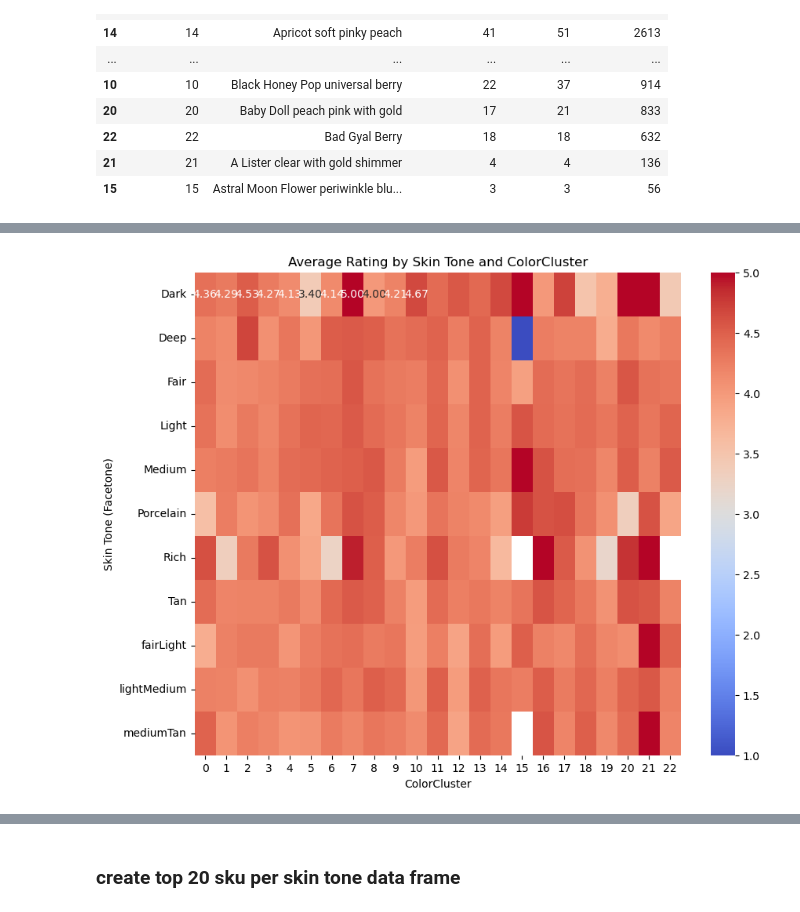
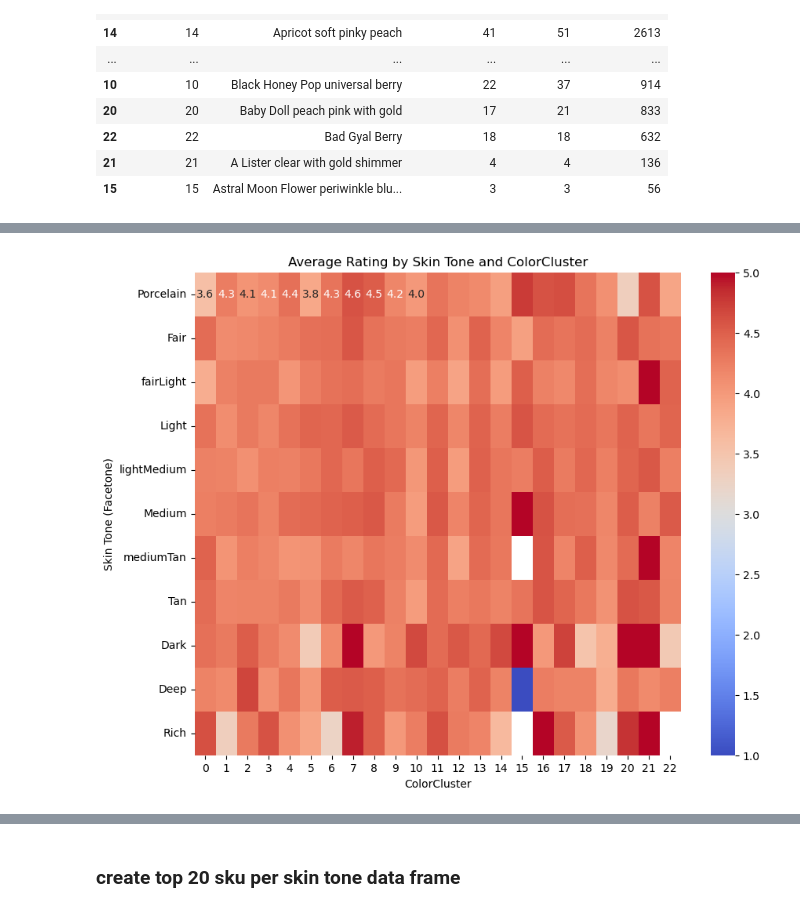
Before and after one commit to NoraStella-Chen/lipshade-lab, a Jupyter notebook: 2. EDA and Recommendation Datasets Preparation/2 EDA and Recommendation Datasets.ipynb, the cells around one changed output, grey strips where cells are left out. Cells and saved outputs as stored; diff of their text form; code cells hidden in the pictures.

```diff
--- a/2. EDA and Recommendation Datasets Preparation/2 EDA and Recommendation Datasets.ipynb
+++ b/2. EDA and Recommendation Datasets Preparation/2 EDA and Recommendation Datasets.ipynb
@@ -682,17 +620,23 @@ plt.show()
 # %%
 # Calculate the average rating by Skin Tone and ColorCluster and display in heatmap
 facetone_cluster_avg_rating = df_review.pivot_table(
     values='Rating',
     index='ContextDataValues.skinTone.ValueLabel',
     columns='ColorCluster',
     aggfunc='mean'
 )
 
-plt.figure(figsize=(10, 8))
-sns.heatmap(facetone_cluster_avg_rating, annot=True, cmap="coolwarm", fmt=".2f")
+# Reorder the index based on `skin_tone_order`
+facetone_cluster_avg_rating = facetone_cluster_avg_rating.reindex(skin_tone_order)
+
+plt.figure(figsize=(10,8 ))
+sns.heatmap(facetone_cluster_avg_rating, annot=True, cmap="coolwarm", fmt=".1f",annot_kws={"size": 10},
+           robust=True,
+    vmin=facetone_cluster_avg_rating.min().min(),  #
+    vmax=facetone_cluster_avg_rating.max().max())
 plt.title("Average Rating by Skin Tone and ColorCluster")
 plt.xlabel("ColorCluster")
 plt.ylabel("Skin Tone (Facetone)")
 plt.show()
 # %% [output]
-[figure, old version]
+[figure, new version]
```
Also changed, not shown: parts of 35 cells of this notebook, 14 other files.
